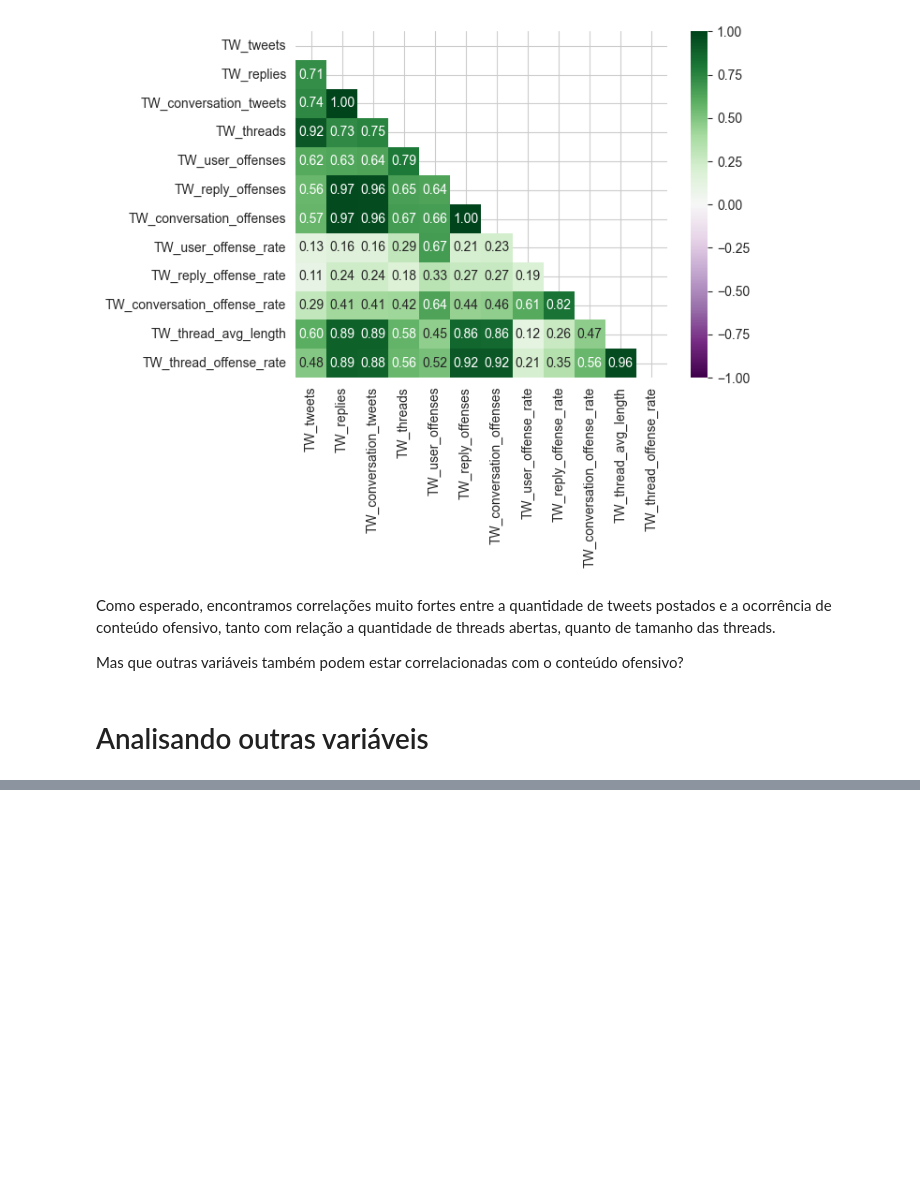
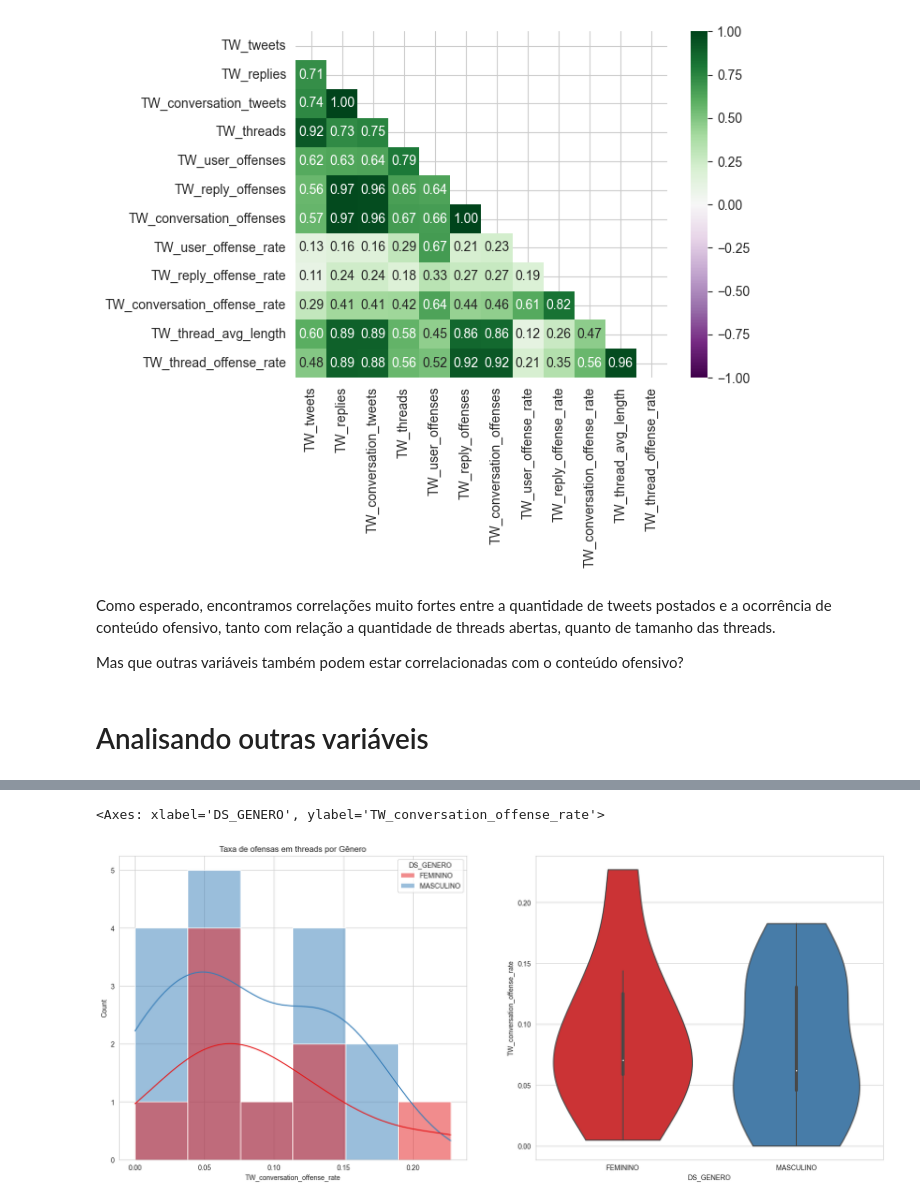
Before and after one commit to thiago-paim/projeto-tera, a Jupyter notebook: notebooks/ft_hf_results_analysis.ipynb, the cells around one changed output, grey strips where cells are left out. Drawn from its saved outputs; the diff is of its cells as text; code cells hidden in the pictures; blank space fills up the shorter version.

```diff
--- a/notebooks/ft_hf_results_analysis.ipynb
+++ b/notebooks/ft_hf_results_analysis.ipynb
@@ -602,0 +616,26 @@ sns.histplot(
+# %%
+fig, ax = plt.subplots(1, 2, figsize=(20, 8))
+
+sns.histplot(
+    cand_df,
+    x=cand_df['TW_conversation_offense_rate'],
+    hue='DS_GENERO',
+    multiple='layer',
+    hue_order=['FEMININO', 'MASCULINO'],
+    palette='Set1',
+    kde=True,
+    ax=ax[0],
+).set(title='Taxa de ofensas em threads por Gênero')
+
+sns.violinplot(
+    data=cand_df,
+    x="DS_GENERO",
+    y="TW_conversation_offense_rate",
+    cut=0,
+    order=['FEMININO', 'MASCULINO'],
+    palette='Set1',
+    ax=ax[1],
+)
+# %% [output]
+<Axes: xlabel='DS_GENERO', ylabel='TW_conversation_offense_rate'>
+[figure, added]
```
Also changed, not shown: parts of 3 cells of this notebook.
